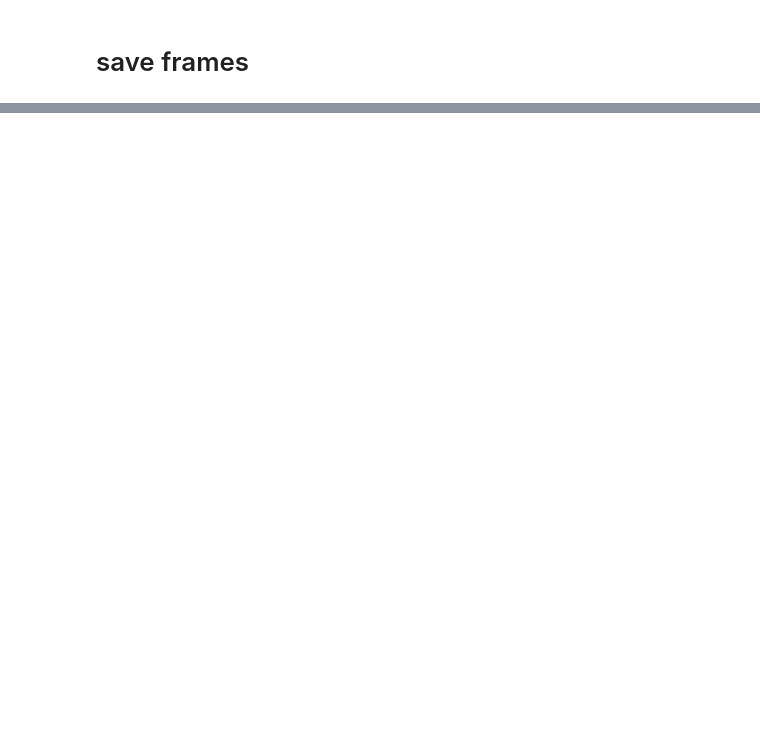
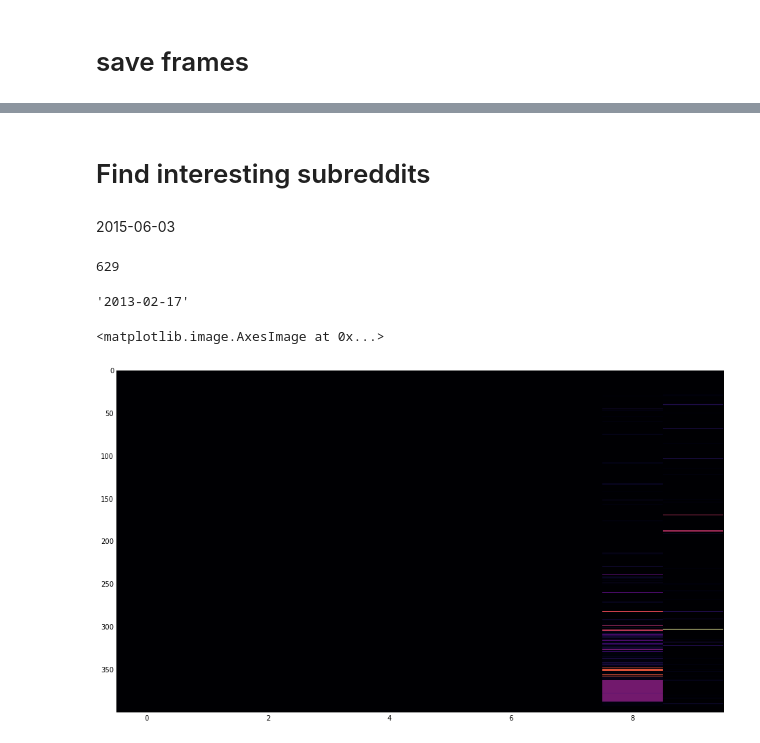
Before and after one commit to JeroenDelcour/redditStats, a Jupyter notebook: subreddit video.ipynb, the cells around one changed output, grey strips where cells are left out. Cells and saved outputs as stored; diff of their text form; code cells hidden in the pictures; blank space fills up the shorter version.

Commit message:
added colormap, datestamp, went looking for interesting events

```diff
--- a/subreddit video.ipynb
+++ b/subreddit video.ipynb
@@ -268,5 +283,3 @@ plt.colorbar()
-# %%
-data = data.astype(np.uint8)
 # %%
 data.shape
 # %% [output]
@@ -275,0 +289,7 @@ mold = np.zeros((657,657,3507), dtype=np.uint8)
+# %%
+%%time
+import datetime
+dates = []
+for i in range(data.shape[1]):
+    d = datetime.datetime.fromtimestamp(1138057200+60*60*24*i)
+    dates.append(d.strftime('%Y-%m-%d'))
@@ -275,0 +332,23 @@ mold = np.zeros((657,657,3507), dtype=np.uint8)
+# %%
+%%time
+cmap = plt.get_cmap('inferno')
+for i in range(629,data.shape[1]):
+    frame = np.zeros((720,1280), dtype=np.uint8)
+
+    for j,x in enumerate((data[:,i].clip(0, 10)*(255/10)).astype(np.uint8)):
+        frame[path[j,0], path[j,1]] = x
+
+    frame = np.delete(cmap(frame, bytes=True), 3, 2) # create rgba, delete alpha channel
+
+    img = Image.fromarray(frame)
+    draw = ImageDraw.Draw(img)
+    # font = ImageFont.truetype(<font-file>, <font-size>)
+    font = ImageFont.truetype("usr/share/fonts/truetype/freefont/FreeSans.ttf", 26)
+    # draw.text((x, y),"Sample Text",(r,g,b))
+
+    # add timestamp
+    draw.text((980, 30), dates[i], (255,255,255),font=font)
+    # add subreddit counter
+    draw.text((980, 60), 'Subreddits: '+str(subreddit_count[i]).rjust(6), (255,255,255),font=font)
+
+    img.save('frames/'+str(i-629).zfill(4)+'.png')
@@ -275,0 +358,28 @@ mold = np.zeros((657,657,3507), dtype=np.uint8)
+# %% [markdown]
+# Find interesting subreddits
+# %% [markdown]
+2015-06-03
+# %%
+import time
+import datetime
+d = datetime.date(2007,10,15)
+
+unixtime = time.mktime(d.timetuple())
+print int(round((unixtime - 1138057200)/60/60/24))
+# %% [output]
+629
+# %%
+dates[2581]
+# %% [output]
+'2013-02-17'
+# %%
+frame = np.zeros((720,1280), dtype=np.uint8)
+
+for j,x in enumerate((data[:,2581].clip(0, 50)*(255/50)).astype(np.uint8)):
+    frame[path[j,0], path[j,1]] = x
+# %%
+plt.figure(figsize=(16,9))
+plt.imshow(frame[150:550,450:460], cmap='inferno', aspect='auto', interpolation='nearest')
+# %% [output]
+<matplotlib.image.AxesImage at 0x...>
+[figure, added]
```
Also changed, not shown: parts of 43 cells of this notebook.
